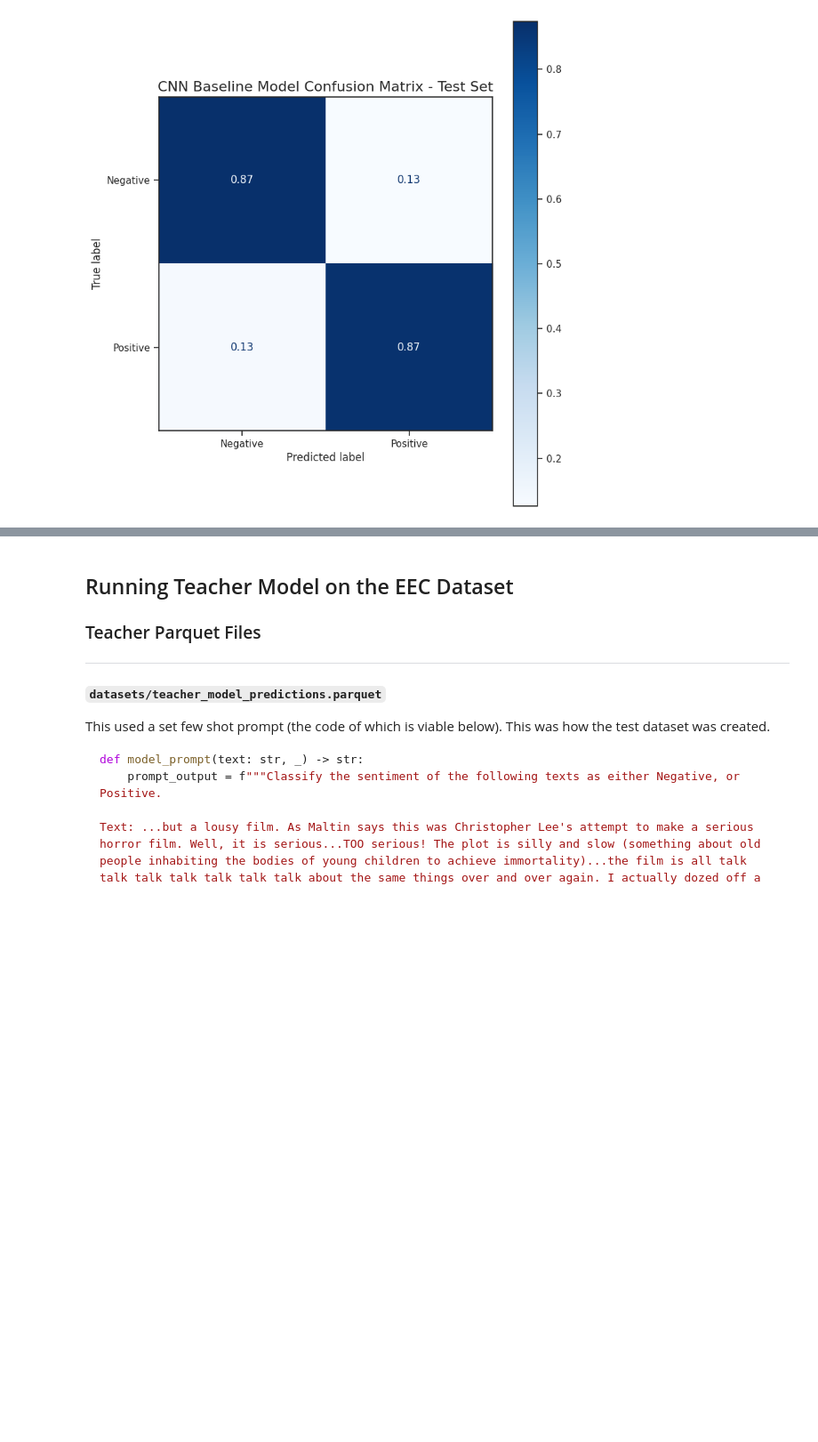
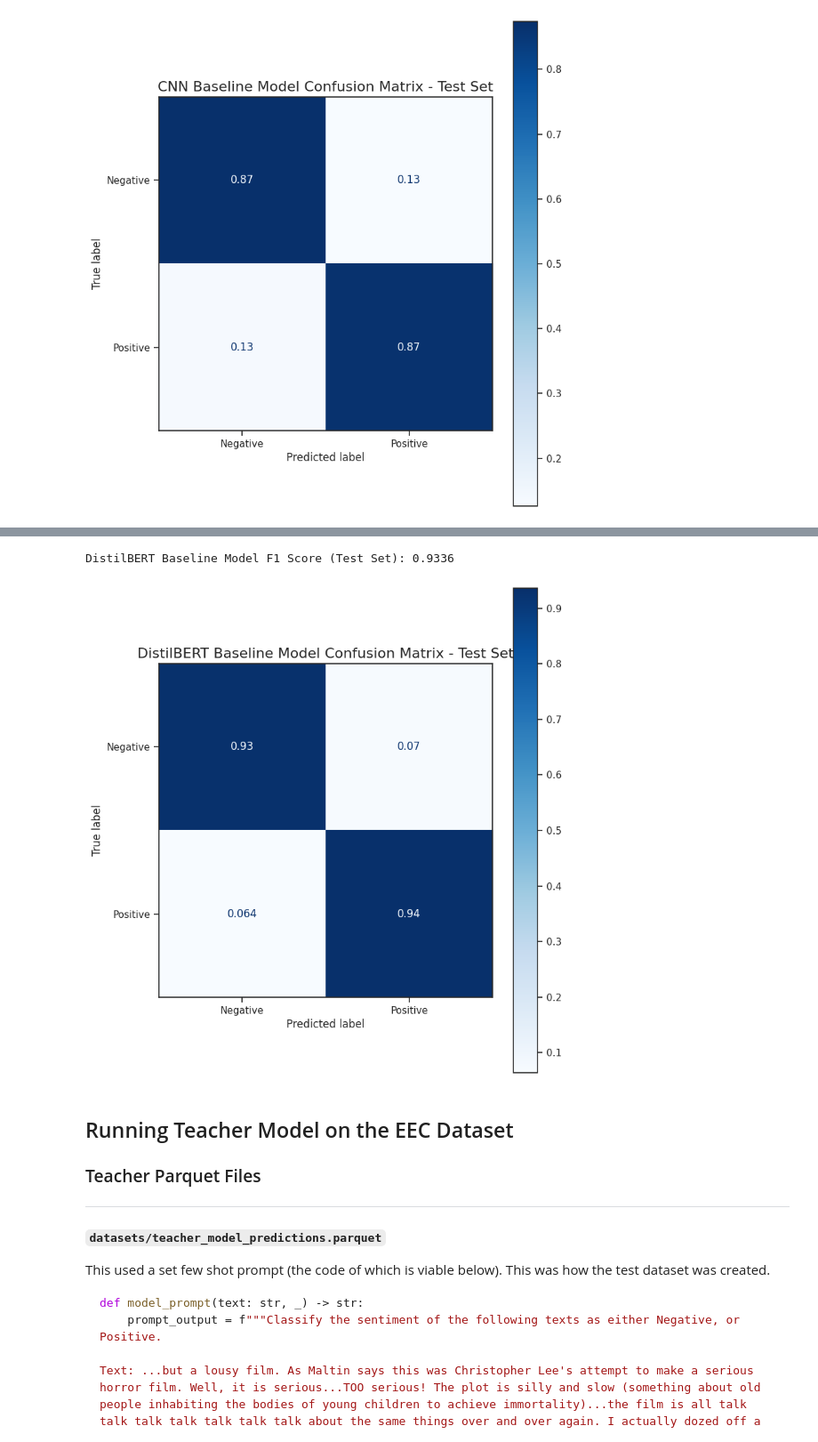
Before and after one commit to CharlesC03/NLP_Final_Project, a Jupyter notebook: analysis/teacher_analysis.ipynb, the cells around one changed output, grey strips where cells are left out. Shown at 89% size. Cells and saved outputs as stored; diff of their text form; code cells hidden in the pictures; blank space fills up the shorter version.

```diff
--- a/analysis/teacher_analysis.ipynb
+++ b/analysis/teacher_analysis.ipynb
@@ -351,3 +382,32 @@ CNN Distilled Model F1 Score (Test Set): 0.8718
+# %%
+distilbert_test_df = pd.read_parquet("datasets/distilbert_trained_IMDB_test_ds_predictions.parquet")
+
+fig, ax = plt.subplots(figsize=(8, 8))
+
+test_f1_score = f1_score(
+    distilbert_test_df['label'], distilbert_test_df['pred_label']
+)
+
+ConfusionMatrixDisplay.from_predictions(
+    distilbert_test_df['label'], distilbert_test_df['pred_label'],
+    display_labels=["Negative", "Positive"],
+    cmap=plt.cm.Blues,
+    normalize='true',
+    ax = ax
+)
+
+ax.set_title("DistilBERT Baseline Model Confusion Matrix - Test Set", fontsize=16)
+
+fig.tight_layout()
+
+fig.savefig("graphs/distilbert/model_baseline_confusion_matrix_test.png", dpi=300)
+
+print(f"DistilBERT Baseline Model F1 Score (Test Set): {test_f1_score:.4f}")
+
+plt.show()
+# %% [output]
+DistilBERT Baseline Model F1 Score (Test Set): 0.9336
+[figure, added]
 # %% [markdown]
 ## Running Teacher Model on the EEC Dataset
 <style>
```
Also changed, not shown: parts of 3 cells of this notebook, 4 other files.
